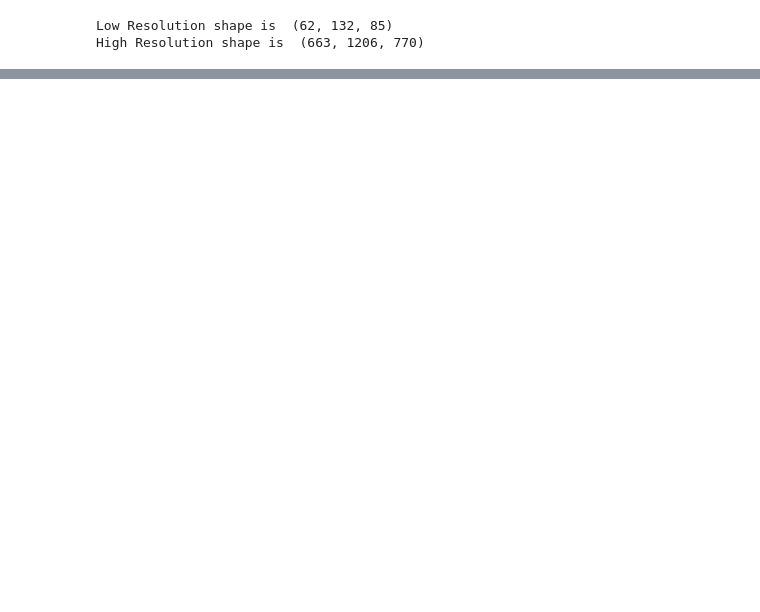
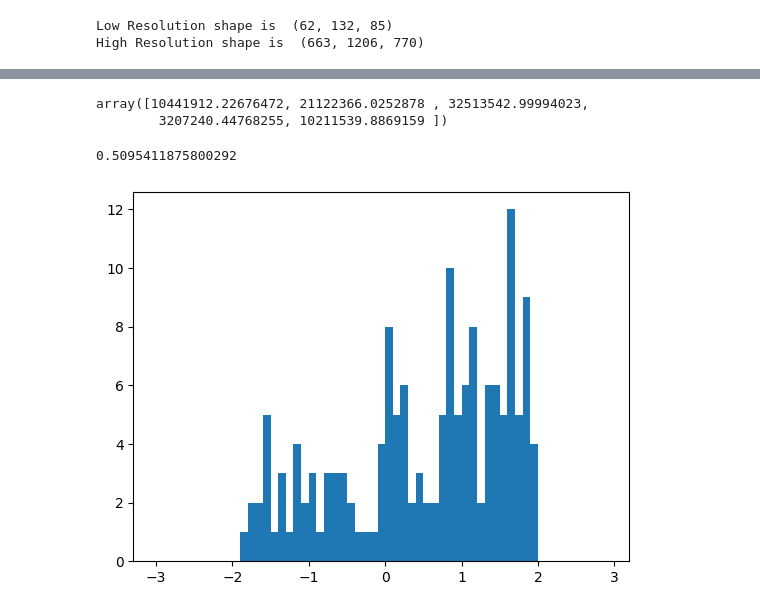
Before and after one commit to Faramarz-bagherzadeh/Unsupervised_segmentation_MicroCT_Image, a Jupyter notebook: BubbleWise_Validation.ipynb, the cells around one changed output, grey strips where cells are left out. Drawn from its saved outputs; the diff is of its cells as text; code cells hidden in the pictures; blank space fills up the shorter version.

```diff
--- a/BubbleWise_Validation.ipynb
+++ b/BubbleWise_Validation.ipynb
@@ -222,0 +220,22 @@ Widget(value="<iframe src='http://localhost:64756/index.html?ui=P_0x243d6ffd1b0_
+# %%
+def find_nearest_coresponding_center (transformed, centriods_high_res, labels_high_res):
+    # length of transformed must be less than centriods_high_res
+    def get_distance (pnt, centers):
+        min_dist = 100000 #starting with very high number
+        for i in range (centers.shape[0]):
+            dist = np.linalg.norm(pnt-centers[i])
+            if dist < min_dist:
+                index = i
+                min_dist = dist
+        return index
+
+    nearest_centers = []
+    coresponding_labels = []
+    for pnt in transformed:
+        nearest = get_distance(pnt, centriods_high_res)
+        nearest_centers.append(centriods_high_res [nearest])
+        coresponding_labels.append(labels_high_res[nearest])
+
+    return nearest_centers,coresponding_labels
+# %%
+nearest_centers, coresponding_labels = find_nearest_coresponding_center (transformed, centriods_high_res, labels_high_res)
@@ -222,0 +259,11 @@ Widget(value="<iframe src='http://localhost:64756/index.html?ui=P_0x243d6ffd1b0_
+# %%
+volumes_high = []
+volumes_low = []
+_n = 0
+for l in coresponding_labels:
+    volumes_low.append(regions_low_res[_n].area)
+    volumes_high.append(regions_high_res[l-1].area)
+    _n +=1
+    print (l, _n)
+volumes_high = np.array(volumes_high)*(11.777969**3)
+volumes_low = np.array(volumes_low)*(116.444625**3)
@@ -222,0 +288,11 @@ Widget(value="<iframe src='http://localhost:64756/index.html?ui=P_0x243d6ffd1b0_
+# %%
+volumes_high
+# %% [output]
+array([10441912.22676472, 21122366.0252878 , 32513542.99994023,
+        3207240.44768255, 10211539.8869159 ])
+# %%
+dif = 2*(volumes_low-volumes_high)/ (volumes_low+volumes_high)
+mean_bubble = (volumes_low+volumes_high)/2
+dif.mean()
+# %% [output]
+0.5095411875800292
@@ -222,0 +305,4 @@ Widget(value="<iframe src='http://localhost:64756/index.html?ui=P_0x243d6ffd1b0_
+# %%
+hist = plt.hist(dif,bins = np.array(range(-30,30))/10)
+# %% [output]
+[figure, added]
```
Also changed, not shown: parts of 36 cells of this notebook.
